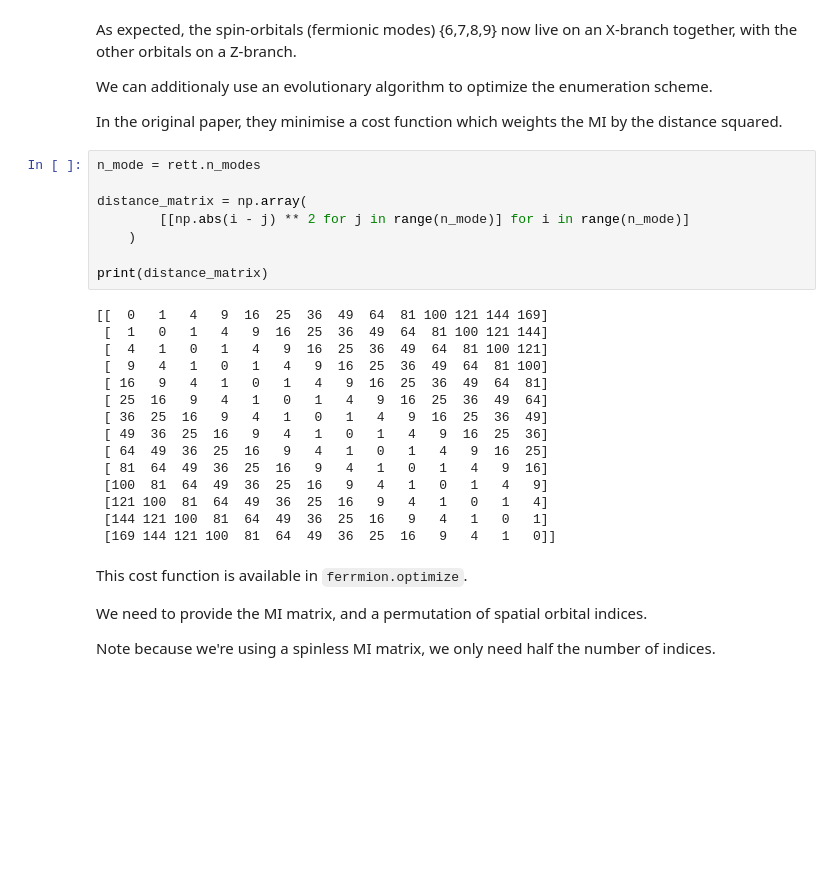
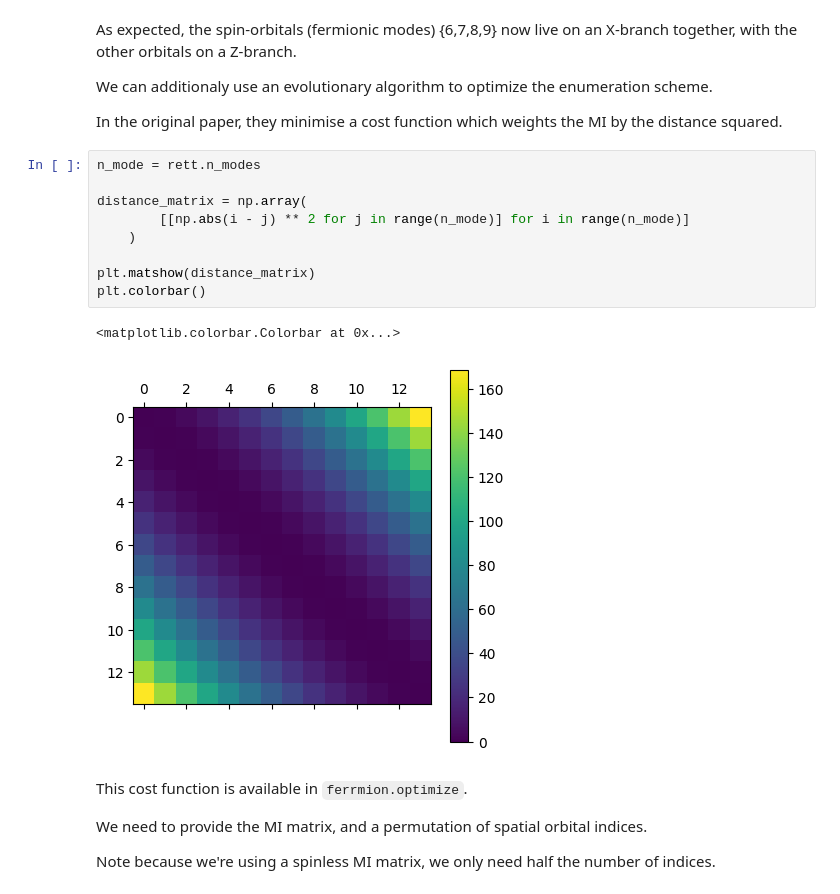
Before and after one commit to UCL-CCS/ferrmion, a Jupyter notebook: docs/source/notebooks/rett.ipynb, the cells around one changed output. Saved outputs shown, nothing was run; the diff lists cells and outputs as text; blank space fills up the shorter version.

```diff
--- a/docs/source/notebooks/rett.ipynb
+++ b/docs/source/notebooks/rett.ipynb
@@ -85,26 +85,15 @@ In the original paper, they minimise a cost function which weights the MI by the
 # %%
 n_mode = rett.n_modes
 
 distance_matrix = np.array(
         [[np.abs(i - j) ** 2 for j in range(n_mode)] for i in range(n_mode)]
     )
 
-print(distance_matrix)
+plt.matshow(distance_matrix)
+plt.colorbar()
 # %% [output]
-[[  0   1   4   9  16  25  36  49  64  81 100 121 144 169]
- [  1   0   1   4   9  16  25  36  49  64  81 100 121 144]
- [  4   1   0   1   4   9  16  25  36  49  64  81 100 121]
- [  9   4   1   0   1   4   9  16  25  36  49  64  81 100]
- [ 16   9   4   1   0   1   4   9  16  25  36  49  64  81]
- [ 25  16   9   4   1   0   1   4   9  16  25  36  49  64]
- [ 36  25  16   9   4   1   0   1   4   9  16  25  36  49]
- [ 49  36  25  16   9   4   1   0   1   4   9  16  25  36]
- [ 64  49  36  25  16   9   4   1   0   1   4   9  16  25]
- [ 81  64  49  36  25  16   9   4   1   0   1   4   9  16]
- [100  81  64  49  36  25  16   9   4   1   0   1   4   9]
- [121 100  81  64  49  36  25  16   9   4   1   0   1   4]
- [144 121 100  81  64  49  36  25  16   9   4   1   0   1]
- [169 144 121 100  81  64  49  36  25  16   9   4   1   0]]
+<matplotlib.colorbar.Colorbar at 0x...>
+[figure, added]
 # %% [markdown]
 This cost function is available in `ferrmion.optimize`.
 
```
Also changed, not shown: 6 other files.
